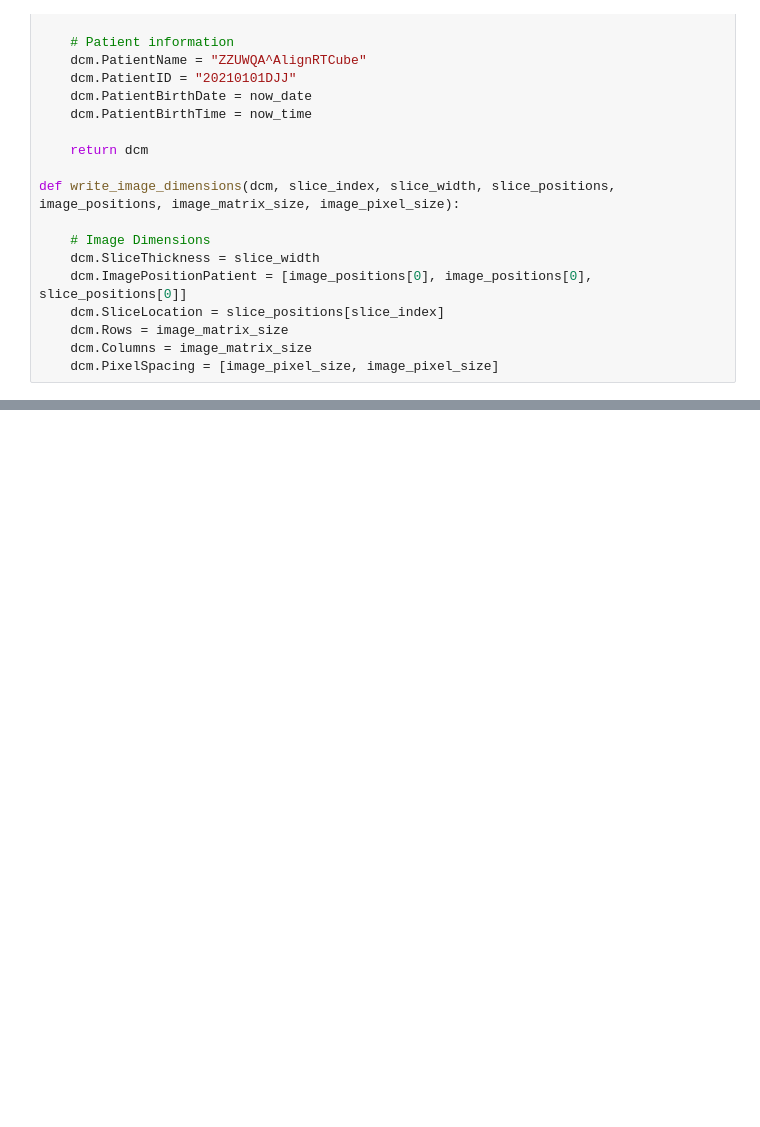
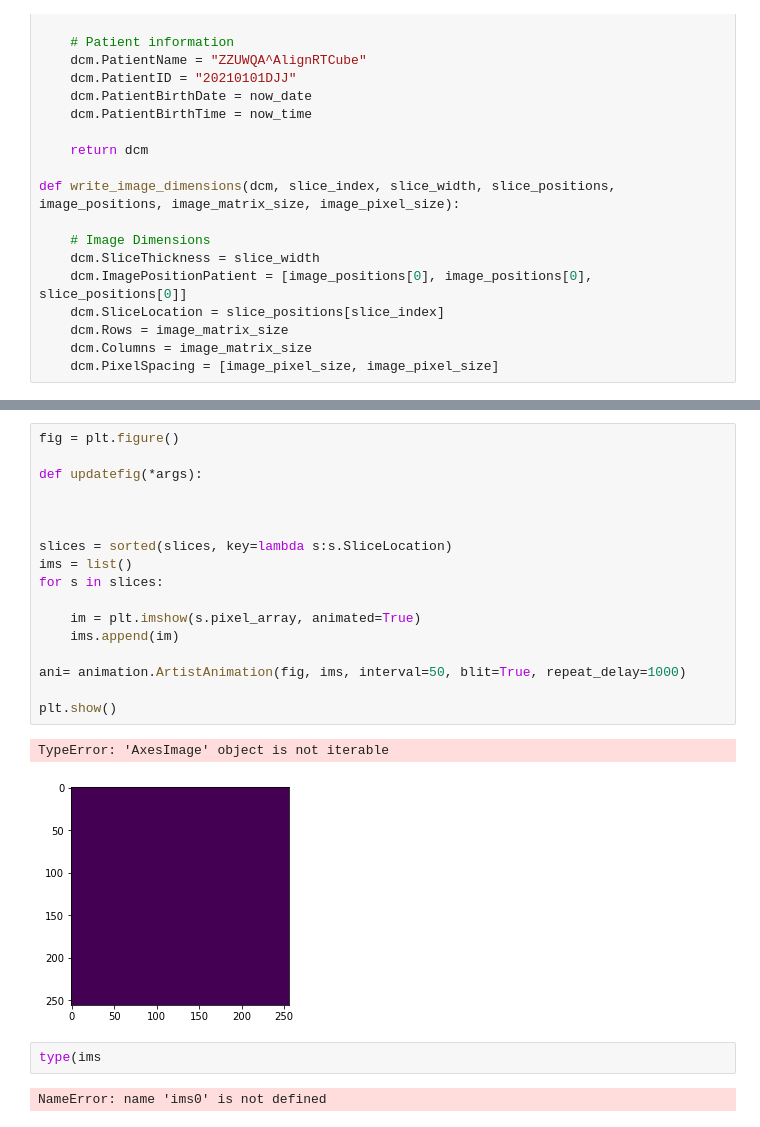
Before and after one commit to djjacqmin/visionrt-cube-dicom, a Jupyter notebook: VisionRT Cube Notebook.ipynb, the cells around one changed output, grey strips where cells are left out. Cells and saved outputs as stored; diff of their text form; blank space fills up the shorter version.

```diff
--- a/VisionRT Cube Notebook.ipynb
+++ b/VisionRT Cube Notebook.ipynb
@@ -290,0 +339,24 @@ array([0.])
+# %%
+fig = plt.figure()
+
+def updatefig(*args):
+
+
+
+slices = sorted(slices, key=lambda s:s.SliceLocation)
+ims = list()
+for s in slices:
+
+    im = plt.imshow(s.pixel_array, animated=True)
+    ims.append(im)
+
+ani= animation.ArtistAnimation(fig, ims, interval=50, blit=True, repeat_delay=1000)
+
+plt.show()
+# %% [output]
+TypeError: 'AxesImage' object is not iterable
+[figure, added]
+# %%
+type(ims
+# %% [output]
+NameError: name 'ims0' is not defined
```
Also changed, not shown: parts of 15 cells of this notebook.
